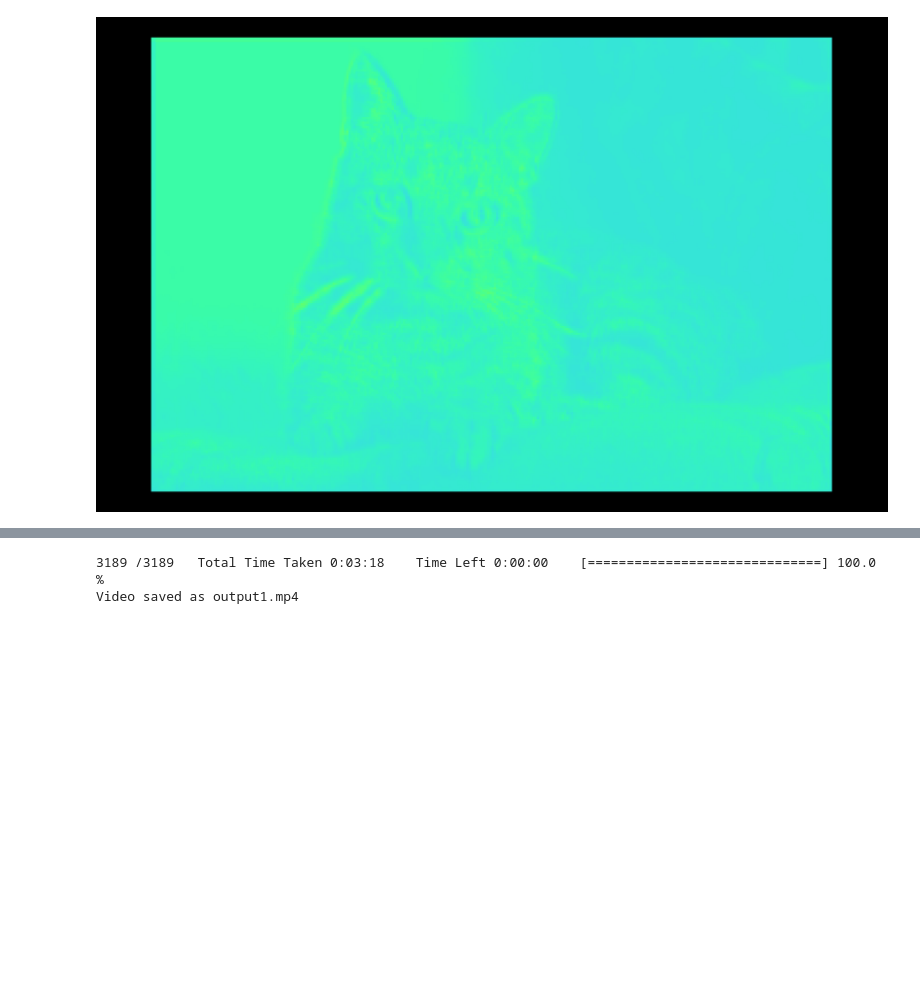
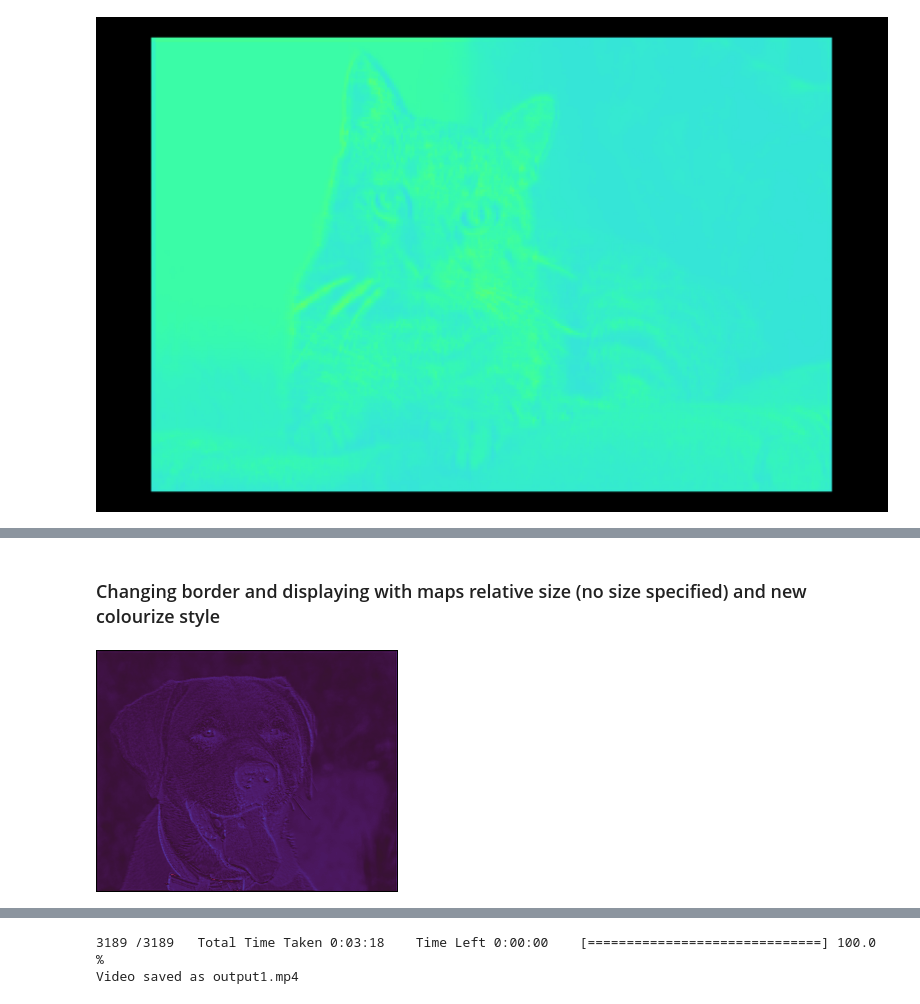
Before and after one commit to arched-dev/mapextrackt, a Jupyter notebook: examples/examples.ipynb, the cells around one changed output, grey strips where cells are left out. Cells and saved outputs as stored; diff of their text form; code cells hidden in the pictures; blank space fills up the shorter version.

```diff
--- a/examples/examples.ipynb
+++ b/examples/examples.ipynb
@@ -50,0 +66,7 @@ img
+# %% [markdown]
+### Changing border and displaying with maps relative size (no size specified) and new colourize style
+# %%
+img = fe.display_from_map(layer_no=2, cell_no=10, out_type="pil", colourize=18, border=0.00, picture_in_picture=False)
+img
+# %% [output]
+[figure, added]
```
Also changed, not shown: parts of 26 cells of this notebook, 1 other file.
